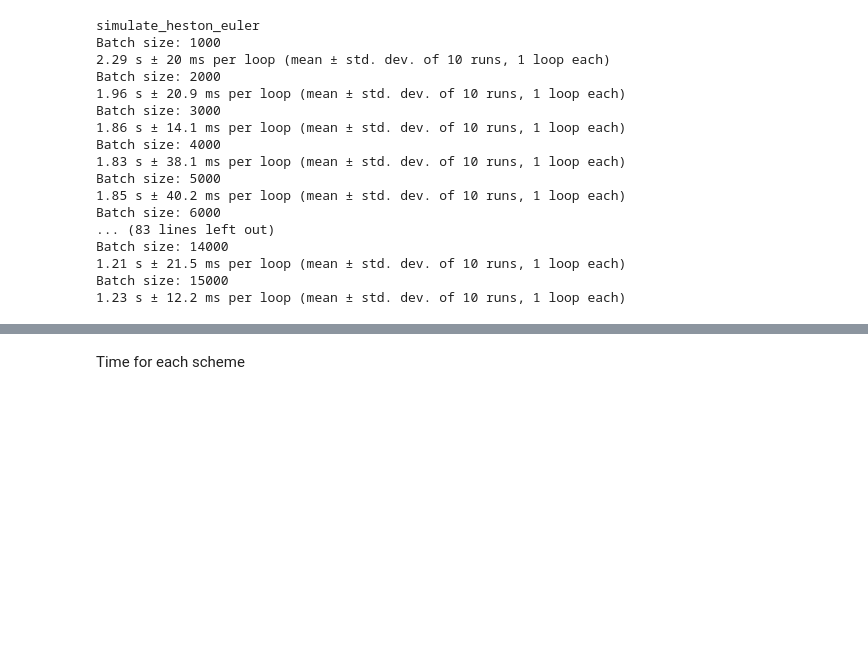
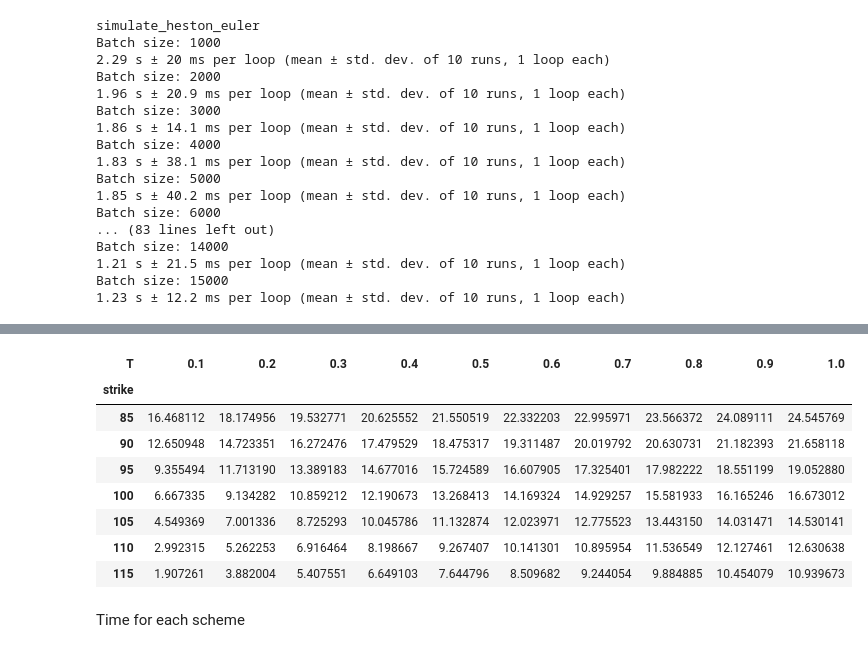
Before and after one commit to ArtemySazonov/Stochastic-Volatility-Models, a Jupyter notebook: Code/Debug Notebook.ipynb, the cells around one changed output, grey strips where cells are left out. Saved outputs shown, nothing was run; the diff lists cells and outputs as text; code cells hidden in the pictures; blank space fills up the shorter version.

```diff
--- a/Code/Debug Notebook.ipynb
+++ b/Code/Debug Notebook.ipynb
@@ -120,0 +162,14 @@ MC_compare_models.to_csv('MC_compare_models.csv')
+# %%
+MC_compare_models_grid = pd.read_csv('MC_compare_models_grid.csv')
+# %%
+MC_compare_models_grid[MC_compare_models_grid['scheme'] == 'simulate_heston_euler'][['strike', 'T', 'mean']].pivot(index='strike', columns='T', values='mean')
+# %% [output]
+| T | 0.1 | 0.2 | 0.3 | 0.4 | 0.5 | 0.6 | 0.7 | 0.8 | 0.9 | 1.0 |
+| strike |  |  |  |  |  |  |  |  |  |  |
+| 85 | 16.468112 | 18.174956 | 19.532771 | 20.625552 | 21.550519 | 22.332203 | 22.995971 | 23.566372 | 24.089111 | 24.545769 |
+| 90 | 12.650948 | 14.723351 | 16.272476 | 17.479529 | 18.475317 | 19.311487 | 20.019792 | 20.630731 | 21.182393 | 21.658118 |
+| 95 | 9.355494 | 11.713190 | 13.389183 | 14.677016 | 15.724589 | 16.607905 | 17.325401 | 17.982222 | 18.551199 | 19.052880 |
+| 100 | 6.667335 | 9.134282 | 10.859212 | 12.190673 | 13.268413 | 14.169324 | 14.929257 | 15.581933 | 16.165246 | 16.673012 |
+| 105 | 4.549369 | 7.001336 | 8.725293 | 10.045786 | 11.132874 | 12.023971 | 12.775523 | 13.443150 | 14.031471 | 14.530141 |
+| 110 | 2.992315 | 5.262253 | 6.916464 | 8.198667 | 9.267407 | 10.141301 | 10.895954 | 11.536549 | 12.127461 | 12.630638 |
+| 115 | 1.907261 | 3.882004 | 5.407551 | 6.649103 | 7.644796 | 8.509682 | 9.244054 | 9.884885 | 10.454079 | 10.939673 |
```
Also changed, not shown: parts of 19 cells of this notebook, 2 other files.
